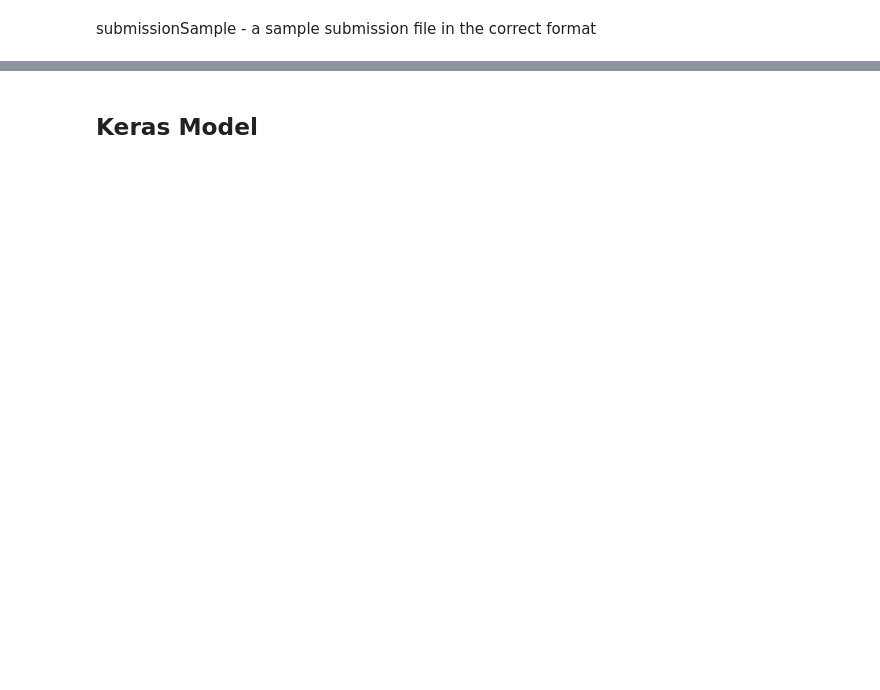
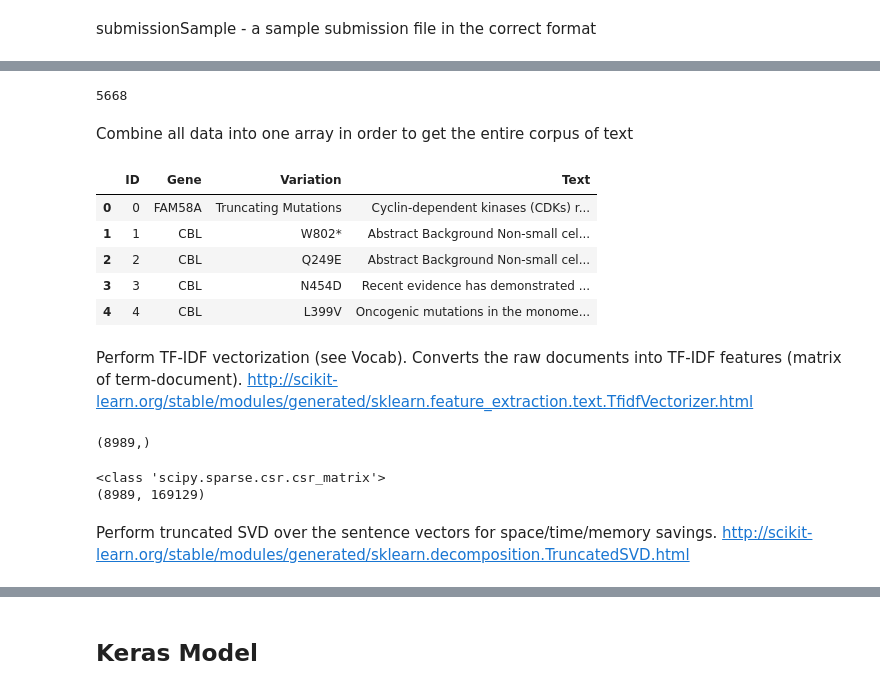
Before and after one commit to tigershen23/personalized-medicine, a Jupyter notebook: cancer_treatment.ipynb, the cells around one changed output, grey strips where cells are left out. Drawn from its saved outputs; the diff is of its cells as text; code cells hidden in the pictures; blank space fills up the shorter version.

```diff
--- a/cancer_treatment.ipynb
+++ b/cancer_treatment.ipynb
@@ -145,0 +130,5 @@ df_train.head()
+# %%
+train_variants = pd.read_csv(DATA_DIR + "/training_variants")
+test_variants = pd.read_csv(DATA_DIR + "/test_variants")
+train_text = pd.read_csv(DATA_DIR + "/training_text", sep="\|\|")
+test_text = pd.read_csv(DATA_DIR + "/test_text", sep="\|\|", header=None, skiprows=1, names=["ID", "Text"])
@@ -145,0 +137,6 @@ df_train.head()
+# %%
+train = pd.merge(train_variants, train_text, how='left', on='ID')
+train_y = train['Class'].values # Extract label as the expected output
+train_x = train.drop('Class', axis=1) # Remove labels from the input
+print(train_x.head())
+print("\n%s training examples with shape %s" % (len(train_x), train_x.shape))
@@ -145,0 +159,26 @@ df_train.head()
+# %%
+test_x = pd.merge(test_variants, test_text, how='left', on='ID') # Whoa this is super cool
+len(test_x)
+# %% [output]
+5668
+# %% [markdown]
+Combine all data into one array in order to get the entire corpus of text
+# %%
+all_data = np.concatenate((train_x, test_x), axis=0)
+all_data = pd.DataFrame(all_data) # DataFrame docs: https://pandas.pydata.org/pandas-docs/stable/api.html#dataframe
+all_data.columns = ["ID", "Gene", "Variation", "Text"]
+all_data.head()
+# %% [output]
+|  | ID | Gene | Variation | Text |
+| 0 | 0 | FAM58A | Truncating Mutations | Cyclin-dependent kinases (CDKs) r... |
+| 1 | 1 | CBL | W802* | Abstract Background Non-small cel... |
+| 2 | 2 | CBL | Q249E | Abstract Background Non-small cel... |
+| 3 | 3 | CBL | N454D | Recent evidence has demonstrated ... |
+| 4 | 4 | CBL | L399V | Oncogenic mutations in the monome... |
+# %% [markdown]
+Perform TF-IDF vectorization (see Vocab). Converts the raw documents into TF-IDF features (matrix of term-document). http://scikit-learn.org/stable/modules/generated/sklearn.feature_extraction.text.TfidfVectorizer.html
+# %%
+sentences = all_data["Text"]
+print(sentences.shape)
+# %% [output]
+(8989,)
@@ -145,0 +188,8 @@ df_train.head()
+# %%
+print(type(sentence_vectors))
+print(sentence_vectors.shape)
+# %% [output]
+<class 'scipy.sparse.csr.csr_matrix'>
+(8989, 169129)
+# %% [markdown]
+Perform truncated SVD over the sentence vectors for space/time/memory savings. http://scikit-learn.org/stable/modules/generated/sklearn.decomposition.TruncatedSVD.html
```
Also changed, not shown: parts of 86 cells of this notebook, 2 other files.
